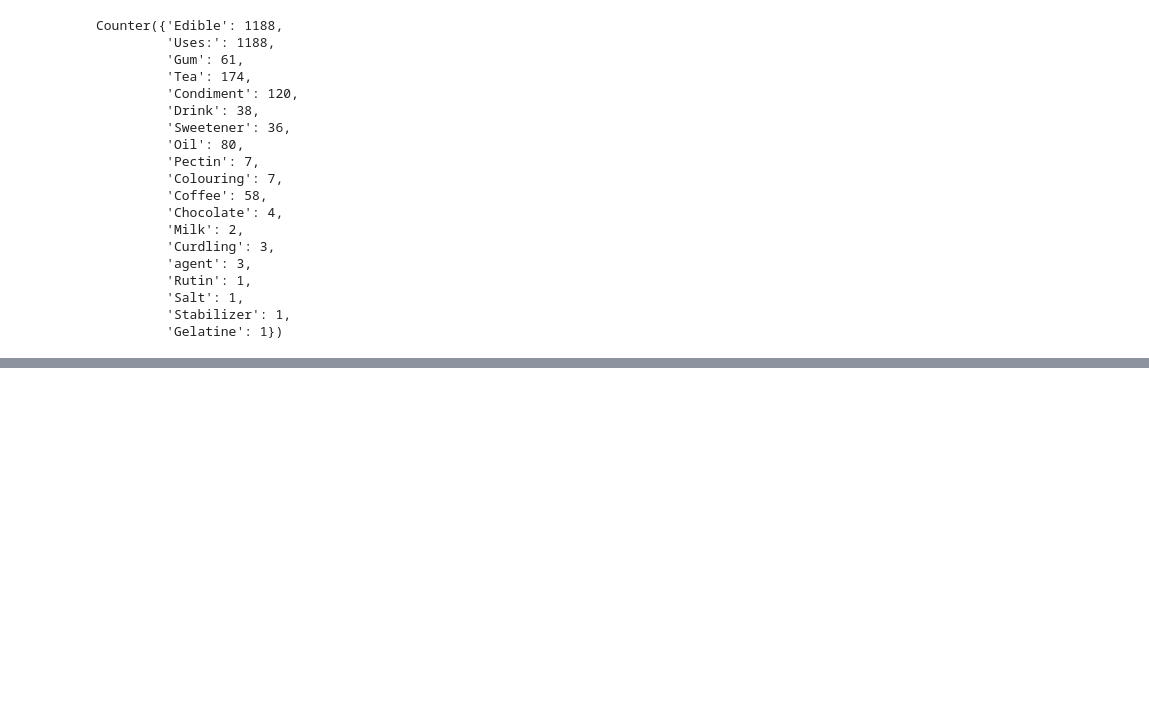
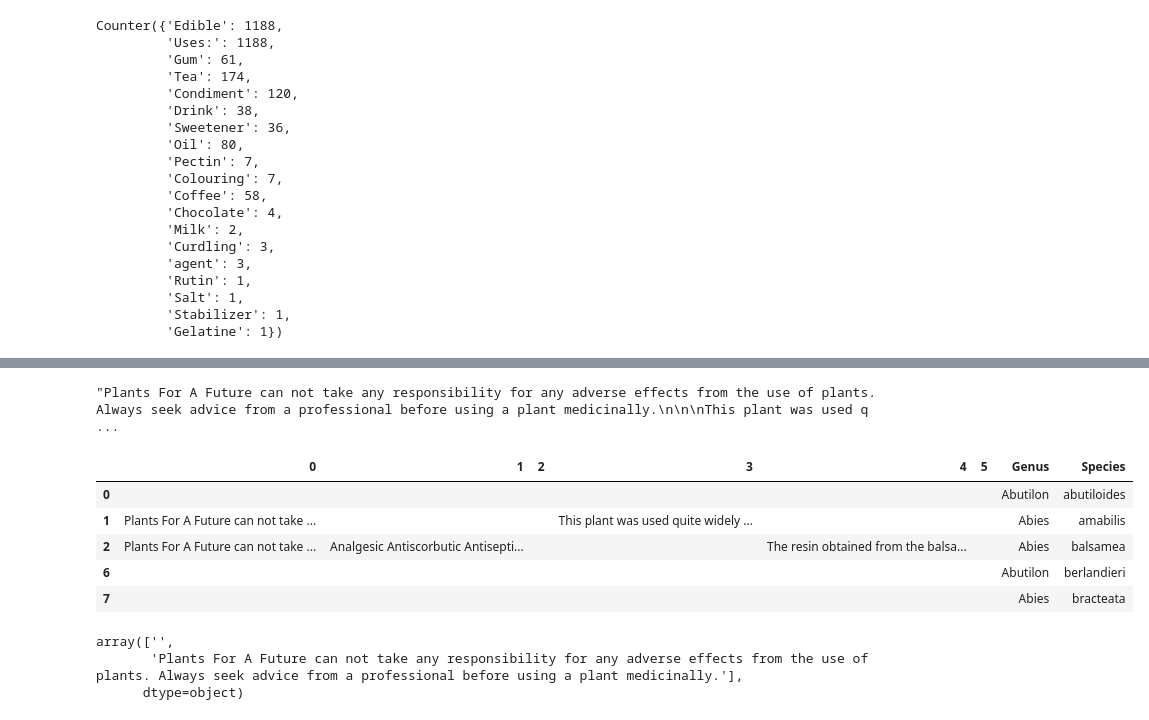
Before and after one commit to aforehand/data_science, a Jupyter notebook: plants/cleaning_pfaf_data.ipynb, the cells around one changed output, grey strips where cells are left out. Cells and saved outputs as stored; diff of their text form; code cells hidden in the pictures; blank space fills up the shorter version.

Commit message:
clean pfaf data

```diff
--- a/plants/cleaning_pfaf_data.ipynb
+++ b/plants/cleaning_pfaf_data.ipynb
@@ -190,0 +200,5 @@ p
+# %%
+habitats = pfaf['Habitats'].copy()
+habitats_counts = Counter()
+habitats.str.split(';').apply(habitats_counts.update)
+habitats_counts
@@ -190,0 +223,37 @@ p
+# %%
+pfaf['Canopy'] = habitats.str.contains('Canopy')
+pfaf['Understory'] = habitats.str.contains('Secondary')
+pfaf['Cultivated Beds'] = habitats.str.contains('Cultivated Beds')
+pfaf['Dappled Shade'] = habitats.str.contains('Dappled Shade')
+pfaf['Sunny Edge'] = habitats.str.contains('Sunny Edge')
+pfaf['Ground Cover'] = habitats.str.contains('Ground Cover')
+pfaf['Meadow'] = habitats.str.contains('Meadow')
+pfaf['Shade Edge'] = habitats.str.contains('Shady Edge')
+pfaf['Bog'] = habitats.str.contains('Bog')
+pfaf['Hedge'] = habitats.str.contains('Hedge')
+pfaf['Pond'] = habitats.str.contains('Pond')
+# %%
+pfaf.drop('Habitats', axis=1, inplace=True)
+# %%
+pfaf['Medicinal Uses'].iloc[1]
+# %% [output]
+"Plants For A Future can not take any responsibility for any adverse effects from the use of plants. Always seek advice from a professional before using a plant medicinally.\n\n\nThis plant was used q ...
+# %%
+medicinal_cols = pfaf['Medicinal Uses'].str.split('\n', expand=True)
+medicinal_cols[['Genus', 'Species']] = pfaf[['Genus', 'Species']]
+medicinal_cols.fillna('', inplace=True)
+# %%
+medicinal_cols.head()
+# %% [output]
+|  | 0 | 1 | 2 | 3 | 4 | 5 | Genus | Species |
+| 0 |  |  |  |  |  |  | Abutilon | abutiloides |
+| 1 | Plants For A Future can not take ... |  |  | This plant was used quite widely ... |  |  | Abies | amabilis |
+| 2 | Plants For A Future can not take ... | Analgesic Antiscorbutic Antisepti... |  |  | The resin obtained from the balsa... |  | Abies | balsamea |
+| 6 |  |  |  |  |  |  | Abutilon | berlandieri |
+| 7 |  |  |  |  |  |  | Abies | bracteata |
+# %%
+medicinal_cols[0].unique()
+# %% [output]
+array(['',
+       'Plants For A Future can not take any responsibility for any adverse effects from the use of plants. Always seek advice from a professional before using a plant medicinally.'],
+      dtype=object)
```
Also changed, not shown: parts of 19 cells of this notebook, 2 other files.
